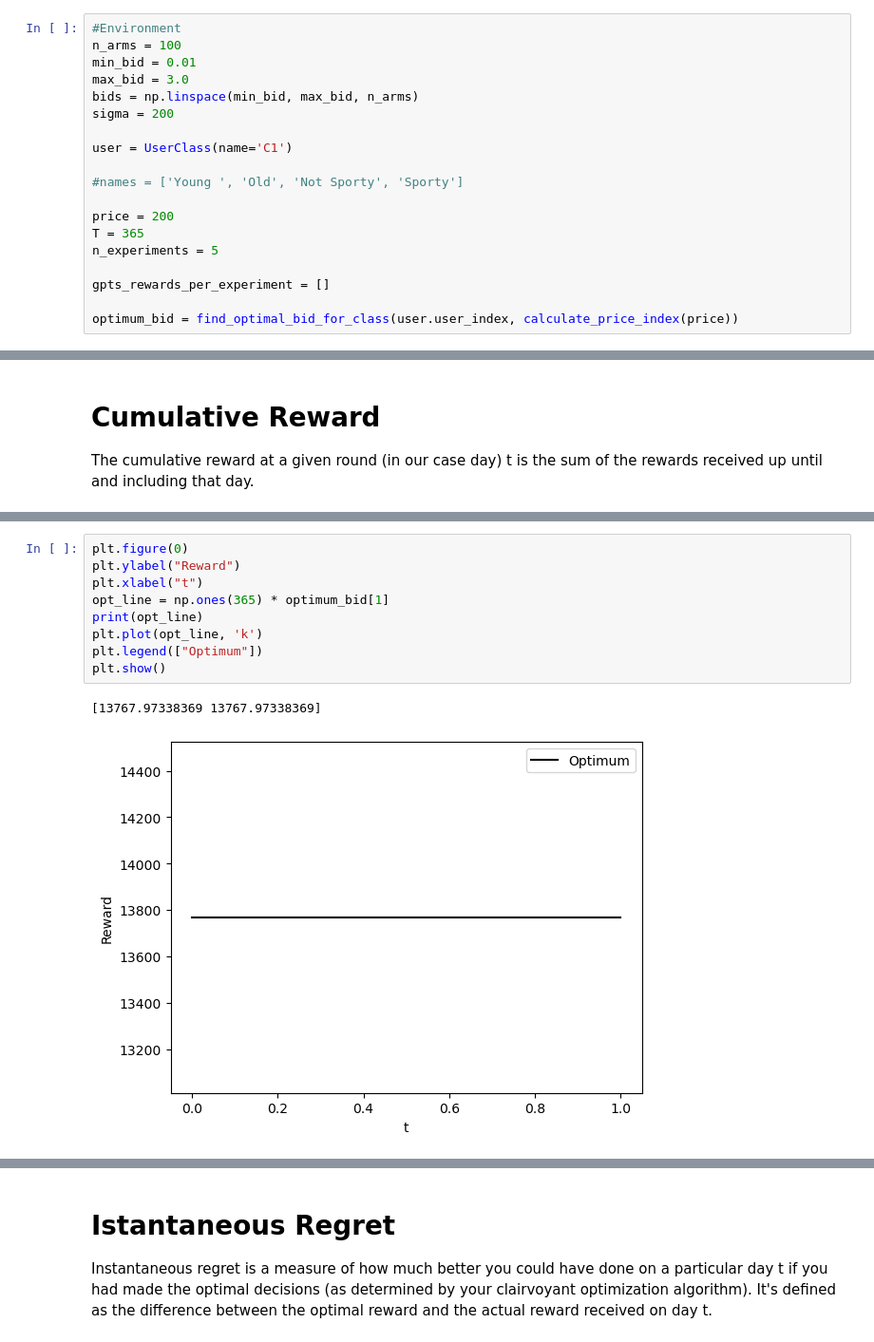
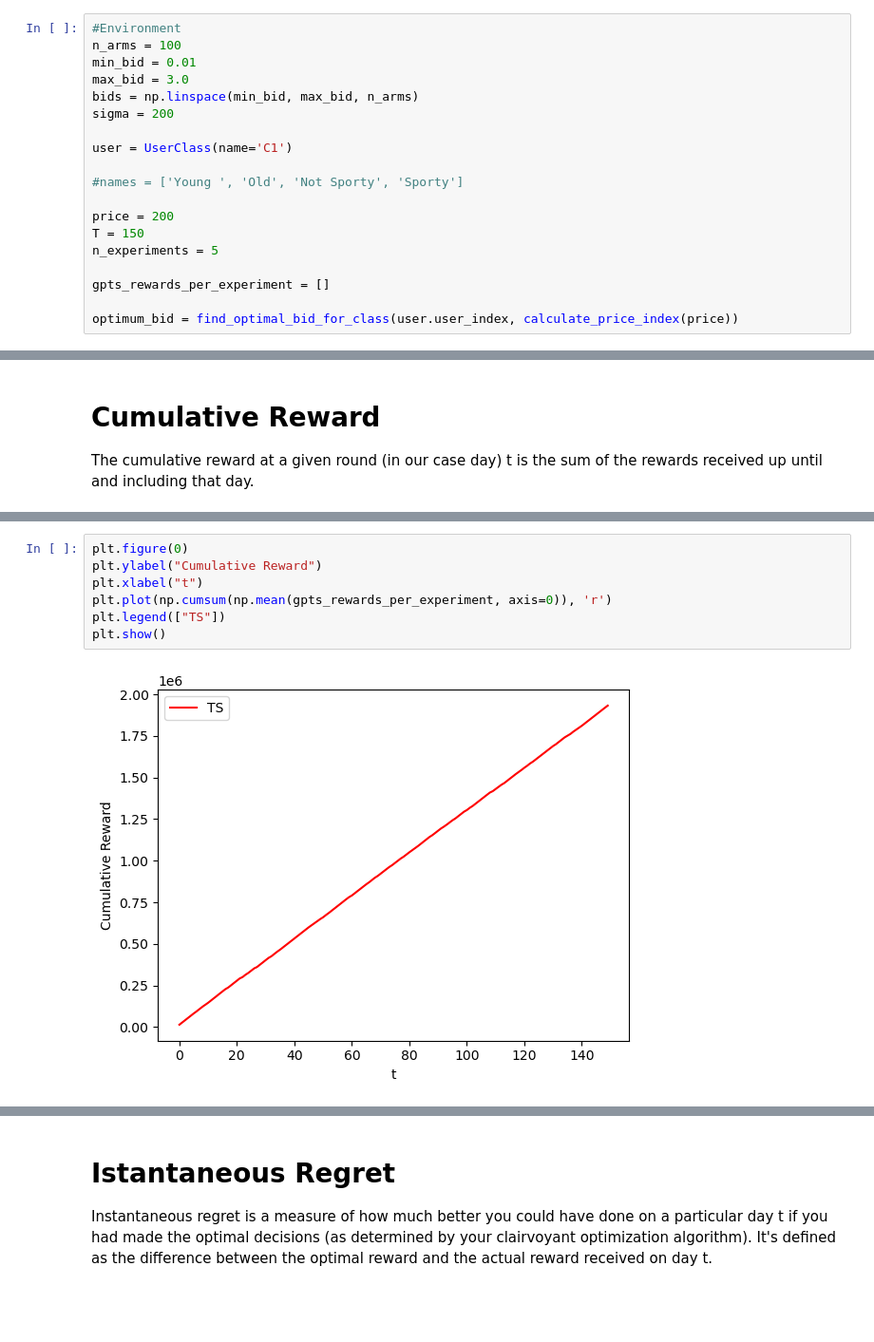
Before and after one commit to MatteoPancini/Online-Pricing-and-Advertising-Optimization-Project, a Jupyter notebook: Project-Pricing-Advertising-2022-2023/Advertising_Step2.ipynb, the cells around one changed output, grey strips where cells are left out. Shown at 95% size. Saved outputs shown, nothing was run; the diff lists cells and outputs as text; blank space fills up the shorter version.

```diff
--- a/Project-Pricing-Advertising-2022-2023/Advertising_Step2.ipynb
+++ b/Project-Pricing-Advertising-2022-2023/Advertising_Step2.ipynb
@@ -25,7 +25,7 @@ user = UserClass(name='C1')
 #names = ['Young ', 'Old', 'Not Sporty', 'Sporty']
 
 price = 200
-T = 365
+T = 150
 n_experiments = 5
 
 gpts_rewards_per_experiment = []
@@ -131,12 +89,9 @@ plt.show()
 # %%
 plt.figure(0)
-plt.ylabel("Reward")
+plt.ylabel("Cumulative Reward")
 plt.xlabel("t")
-opt_line = np.ones(365) * optimum_bid[1]
-print(opt_line)
-plt.plot(opt_line, 'k')
-plt.legend(["Optimum"])
+plt.plot(np.cumsum(np.mean(gpts_rewards_per_experiment, axis=0)), 'r')
+plt.legend(["TS"])
 plt.show()
 # %% [output]
-[13767.97338369 13767.97338369]
-[figure, old version]
+[figure, new version]
```
Also changed, not shown: parts of 9 cells of this notebook, 1 other file.
